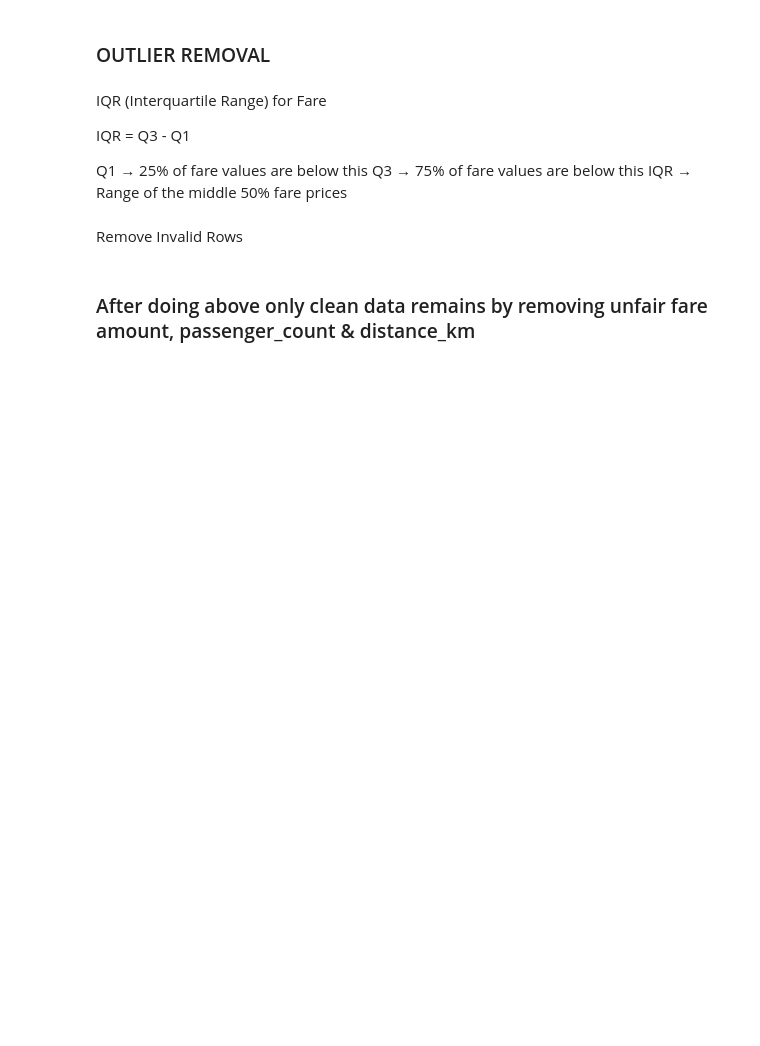
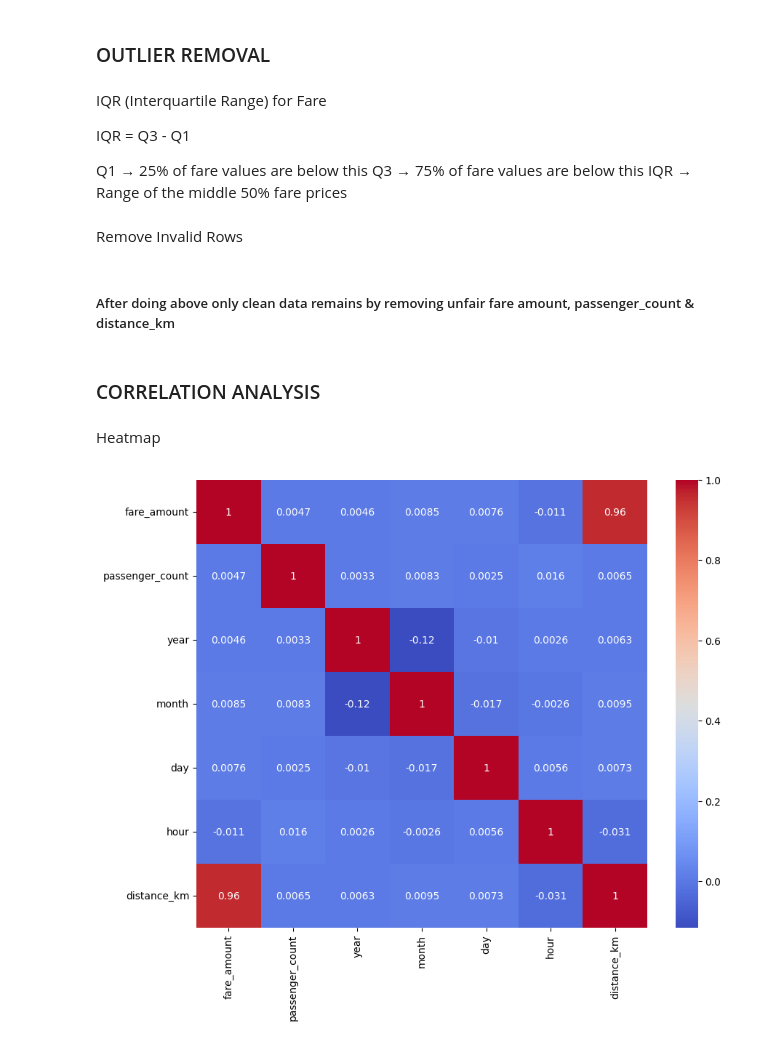
Before and after one commit to Hunter926261/Uber-Fare-Prediction, a Jupyter notebook: notebooks/uber_fare_prediction.ipynb, the cells around one changed output. Drawn from its saved outputs; the diff is of its cells as text; code cells hidden in the pictures; blank space fills up the shorter version.

Commit message:
Added correlation analysis

```diff
--- a/notebooks/uber_fare_prediction.ipynb
+++ b/notebooks/uber_fare_prediction.ipynb
@@ -137,0 +140,7 @@ df.head()
+# %%
+df = df[
+    (df['pickup_latitude'].between(-90, 90)) &
+    (df['dropoff_latitude'].between(-90, 90)) &
+    (df['pickup_longitude'].between(-180, 180)) &
+    (df['dropoff_longitude'].between(-180, 180))
+]
@@ -138,2 +149,9 @@ df.head()
+# %%
+df = df.dropna(subset=[
+    'pickup_latitude',
+    'pickup_longitude',
+    'dropoff_latitude',
+    'dropoff_longitude'
+])
 # %% [markdown]
 Haversine Distance (Distance Covered during journy)
@@ -163,3 +178,10 @@ df['distance_km'] = haversine(
+# %%
+df['distance_km'] = haversine_vectorized(
+    df['pickup_latitude'],
+    df['pickup_longitude'],
+    df['dropoff_latitude'],
+    df['dropoff_longitude']
+).round(2)
 # %% [markdown]
 Data After distance covered feature added to database as column "distance_km"
 # %%
@@ -193,0 +236,19 @@ df.head()
+# %%
+# Base fare
+base_fare = 40
+
+# Per km rate
+per_km = 12
+
+# Calculate base + distance fare
+df["fare_amount"] = base_fare + (df["distance_km"] * per_km)
+
+# Peak hour
+peak_hours = ((df["hour"] >= 7) & (df["hour"] <= 10)) | \
+             ((df["hour"] >= 17) & (df["hour"] <= 21))
+
+df.loc[peak_hours, "fare_amount"] *= 1.2  # 20% surge
+
+# Night charge
+night_hours = (df["hour"] >= 23) | (df["hour"] <= 5)
+df.loc[night_hours, "fare_amount"] *= 1.1  # 10% surge
@@ -216,4 +286,14 @@ Remove Invalid Rows
 df = df[(df['passenger_count'] > 0) & (df['passenger_count'] <= 6)]
 df = df[df['distance_km'] > 0]
 # %% [markdown]
-### After doing above only clean data remains by removing unfair fare amount, passenger_count & distance_km
+##### After doing above only clean data remains by removing unfair fare amount, passenger_count & distance_km
+# %% [markdown]
+### CORRELATION ANALYSIS
+# %% [markdown]
+Heatmap
+# %%
+plt.figure(figsize=(10,8))
+sns.heatmap(df.corr(), annot=True, cmap='coolwarm')
+plt.show()
+# %% [output]
+[figure, added]
```
Also changed, not shown: parts of 9 cells of this notebook.
